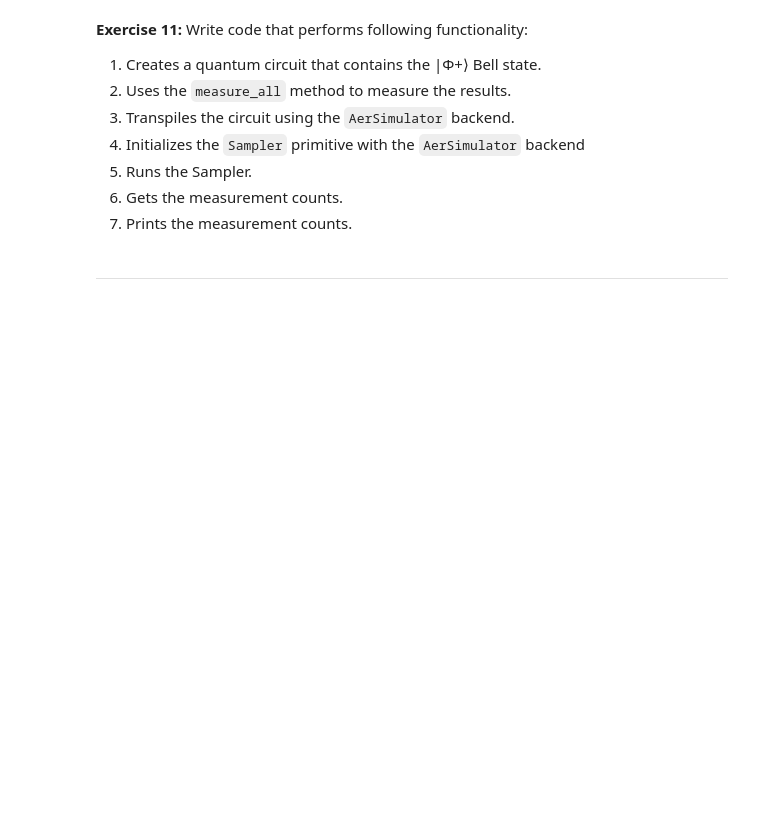
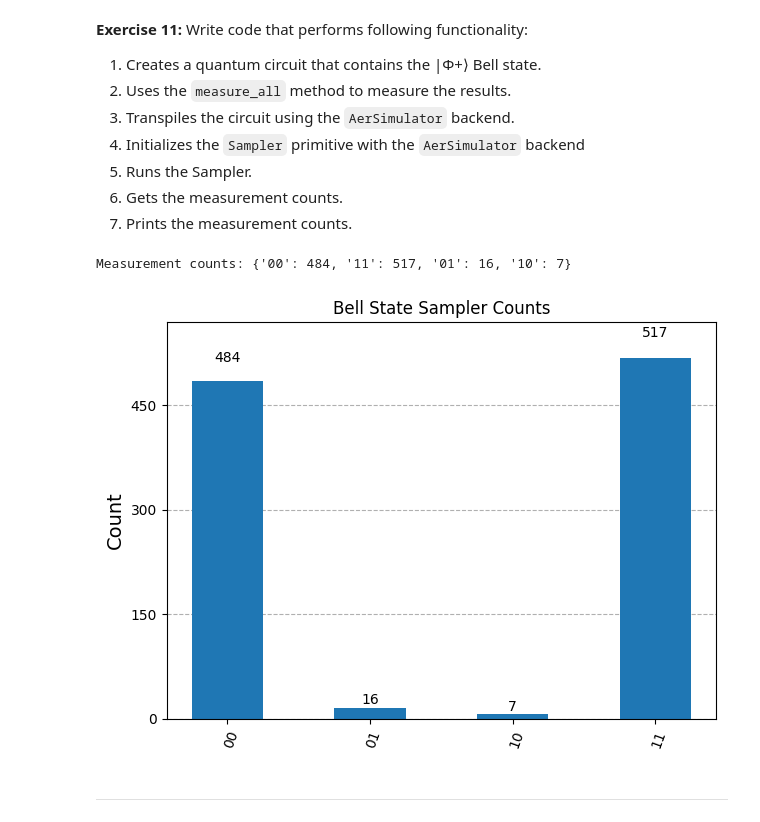
Before and after one commit to abhishekracharla/PushQuantum_Qiskit_Fall_Fest_2025, a Jupyter notebook: Qiskit_challenge_2025.ipynb, the cells around one changed output. Saved outputs shown, nothing was run; the diff lists cells and outputs as text; code cells hidden in the pictures; blank space fills up the shorter version.

```diff
--- a/Qiskit_challenge_2025.ipynb
+++ b/Qiskit_challenge_2025.ipynb
@@ -377,3 +397,35 @@ Write code that performs following functionality:
+# %%
+from qiskit import QuantumCircuit
+from qiskit_ibm_runtime.fake_provider import FakeBrisbane
+from qiskit_aer import AerSimulator
+from qiskit_ibm_runtime import SamplerV2 as Sampler
+from qiskit.transpiler.preset_passmanagers import generate_preset_pass_manager
+from qiskit.visualization import plot_histogram
+
+
+qc = QuantumCircuit(2)
+qc.h(0)
+qc.cx(0, 1)
+qc.measure_all()
+
+fake_backend = FakeBrisbane()
+
+sim = AerSimulator.from_backend(fake_backend, seed_simulator=42)
+
+pm = generate_preset_pass_manager(backend=fake_backend, optimization_level=2)
+isa_circuit = pm.run(qc)
+
+sampler = Sampler(mode=fake_backend)
+
+job = sampler.run([isa_circuit], shots=1024)
+result = job.result()
+
+counts = result[0].data.meas.get_counts()
+print("Measurement counts:", counts)
+plot_histogram(counts, title="Bell State Sampler Counts")
+# %% [output]
+Measurement counts: {'00': 484, '11': 517, '01': 16, '10': 7}
+[figure, added]
 # %% [markdown]
 ---
 # %% [markdown]
```
Also changed, not shown: parts of 15 cells of this notebook.
